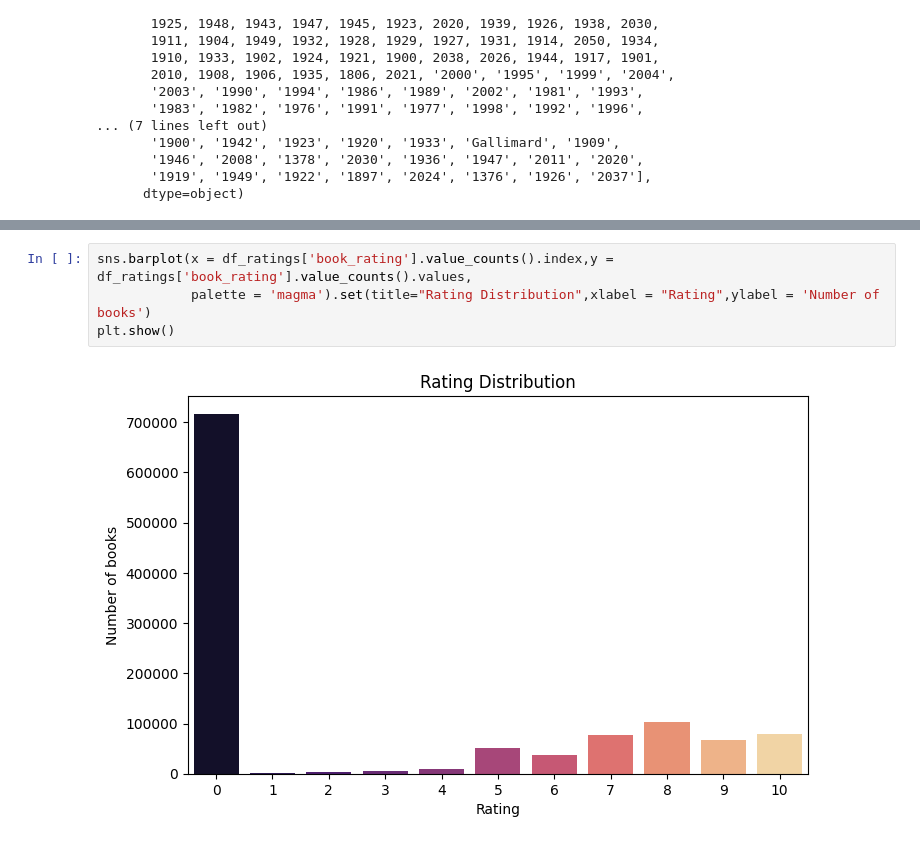
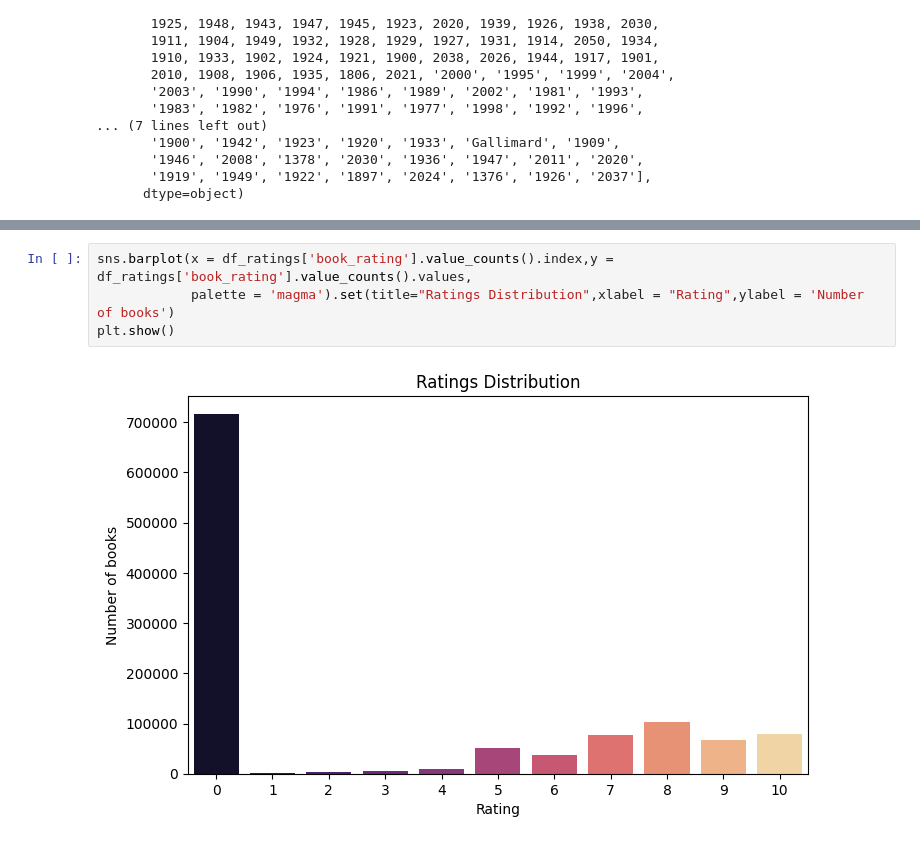
Before and after one commit to sahu-vishal/Book-Recommendation-System, a Jupyter notebook: Book_Recommendation_System.ipynb, the cells around one changed output, grey strips where cells are left out. Cells and saved outputs as stored; diff of their text form.

```diff
--- a/Book_Recommendation_System.ipynb
+++ b/Book_Recommendation_System.ipynb
@@ -256,6 +356,6 @@ sns.histplot(df_books[(df_books['year_of_publication']!='0') & (df_books['year_o
 # %%
 sns.barplot(x = df_ratings['book_rating'].value_counts().index,y = df_ratings['book_rating'].value_counts().values,
-            palette = 'magma').set(title="Rating Distribution",xlabel = "Rating",ylabel = 'Number of books')
+            palette = 'magma').set(title="Ratings Distribution",xlabel = "Rating",ylabel = 'Number of books')
 plt.show()
 # %% [output]
-[figure, old version]
+[figure, new version]
```
Also changed, not shown: parts of 29 cells of this notebook.
